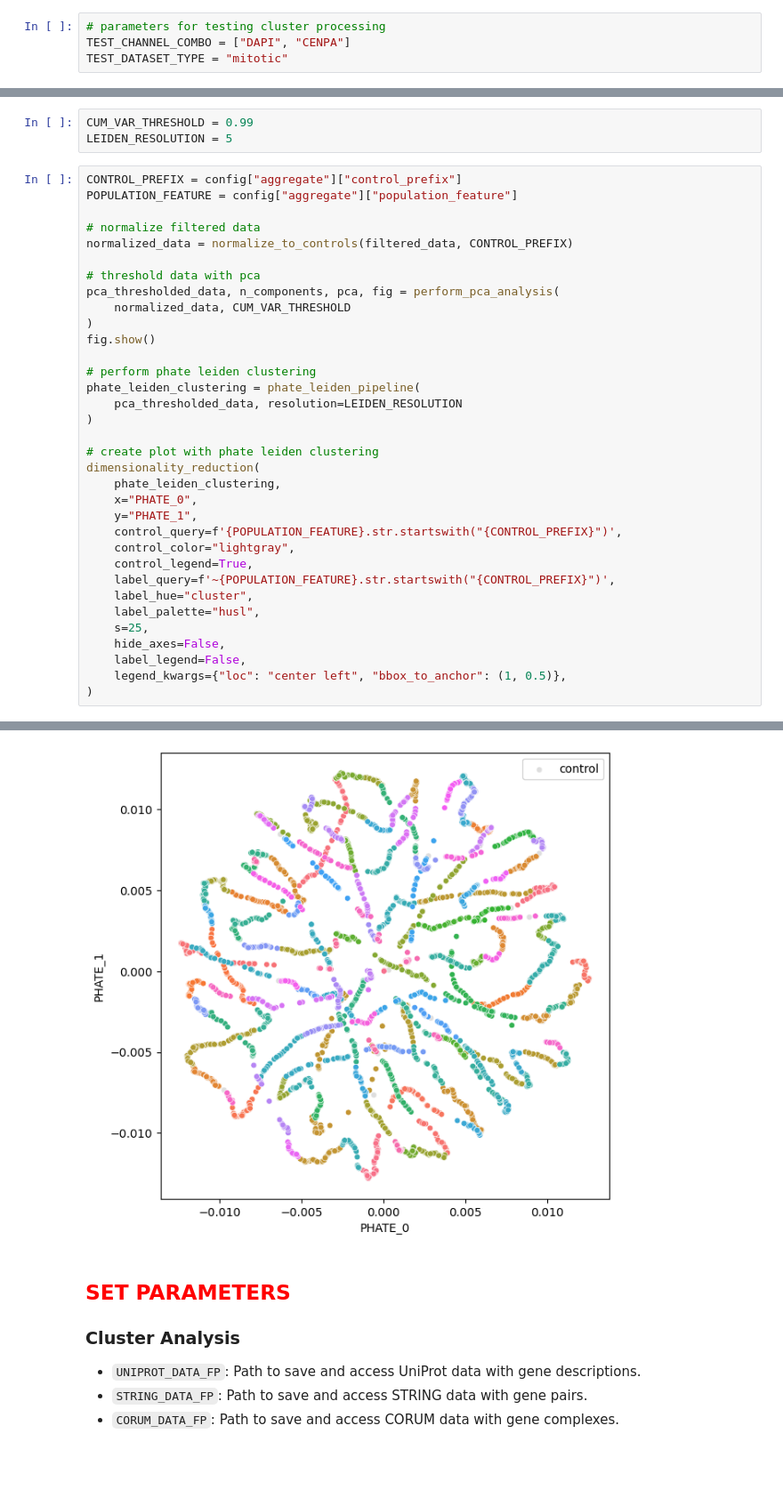
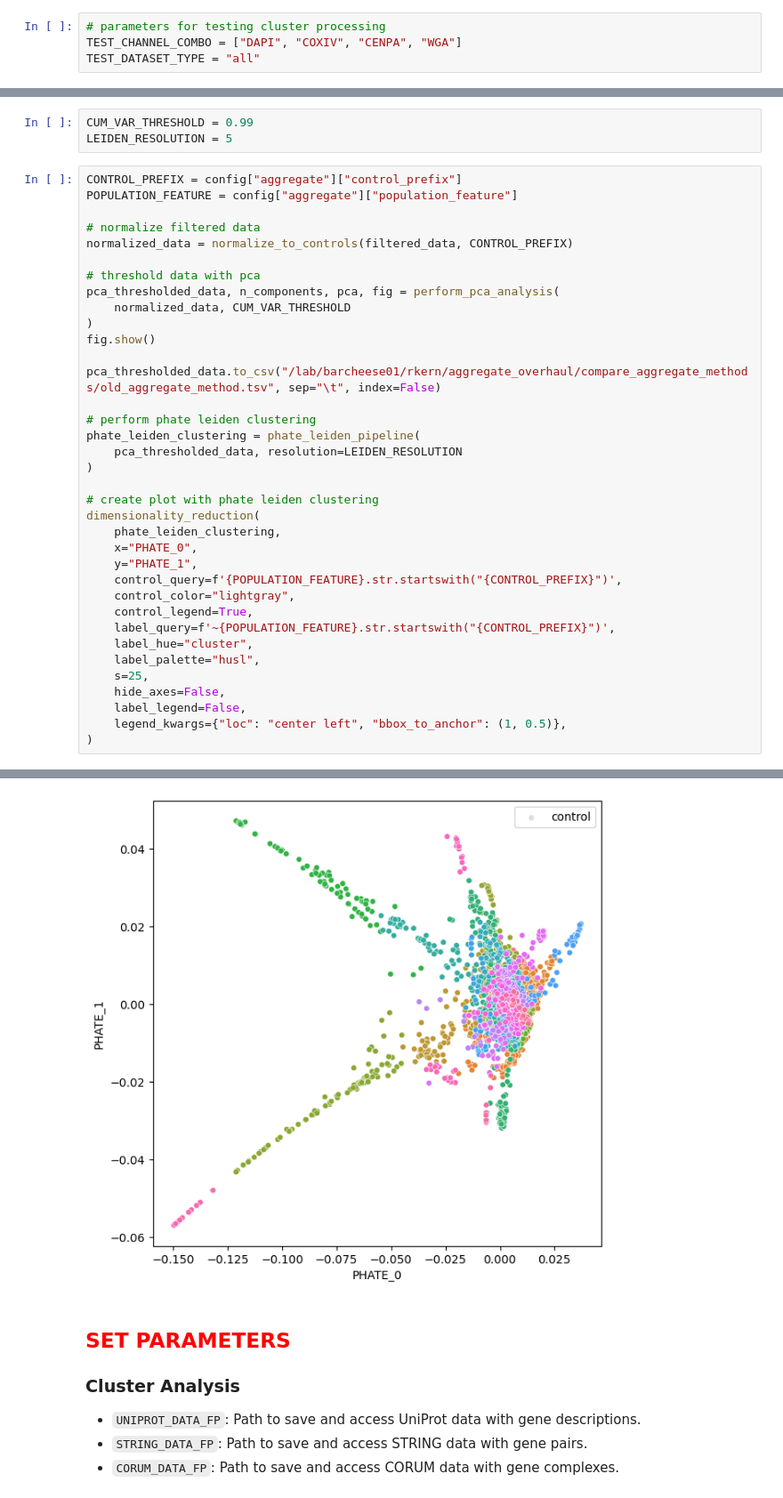
Before and after one commit to cheeseman-lab/denali-analysis, a Jupyter notebook: analysis/9.configure_cluster_params.ipynb, the cells around one changed output, grey strips where cells are left out. Shown: that part at 89% size. Saved outputs shown, nothing was run; the diff lists cells and outputs as text; blank space fills up the shorter version.

```diff
--- a/analysis/9.configure_cluster_params.ipynb
+++ b/analysis/9.configure_cluster_params.ipynb
@@ -99,8 +93,8 @@ Number of genes below cutoff: 3
 - `TEST_DATASET_TYPE`: Dataset type to use for testing cluster process. Should be smallest or most relevant dataset type.
 # %%
 # parameters for testing cluster processing
-TEST_CHANNEL_COMBO = ["DAPI", "CENPA"]
-TEST_DATASET_TYPE = "mitotic"
+TEST_CHANNEL_COMBO = ["DAPI", "COXIV", "CENPA", "WGA"]
+TEST_DATASET_TYPE = "all"
 # %%
 # load gene data based on dataset we are processing
 gene_data_fp = ROOT_FP / "aggregate" / "tsvs" / f"{TEST_DATASET_TYPE}_gene_data.tsv"
@@ -218,6 +212,8 @@ pca_thresholded_data, n_components, pca, fig = perform_pca_analysis(
     normalized_data, CUM_VAR_THRESHOLD
 )
 fig.show()
+
+pca_thresholded_data.to_csv("/lab/barcheese01/rkern/aggregate_overhaul/compare_aggregate_methods/old_aggregate_method.tsv", sep="\t", index=False)
 
 # perform phate leiden clustering
 phate_leiden_clustering = phate_leiden_pipeline(
@@ -263,4 +259,4 @@ Average cluster size: 34.09
-[figure, old version]
+[figure, new version]
 # %% [markdown]
 ## <font color='red'>SET PARAMETERS</font>
 
```
Also changed, not shown: parts of 6 cells of this notebook, 1 other file.
